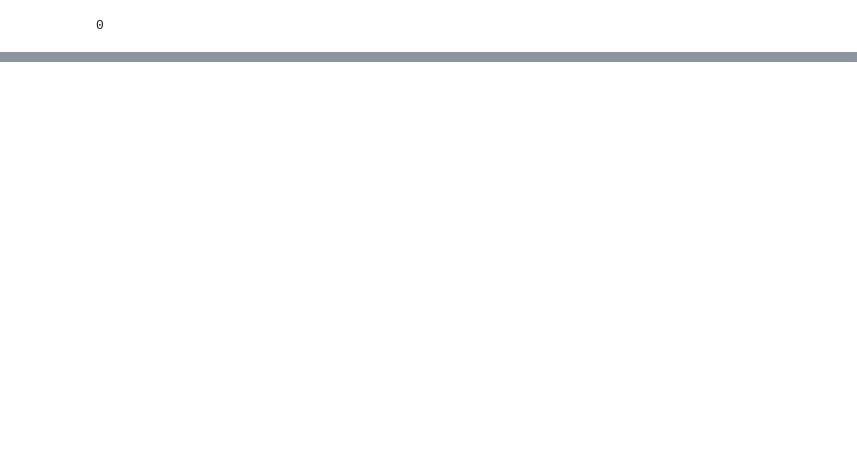
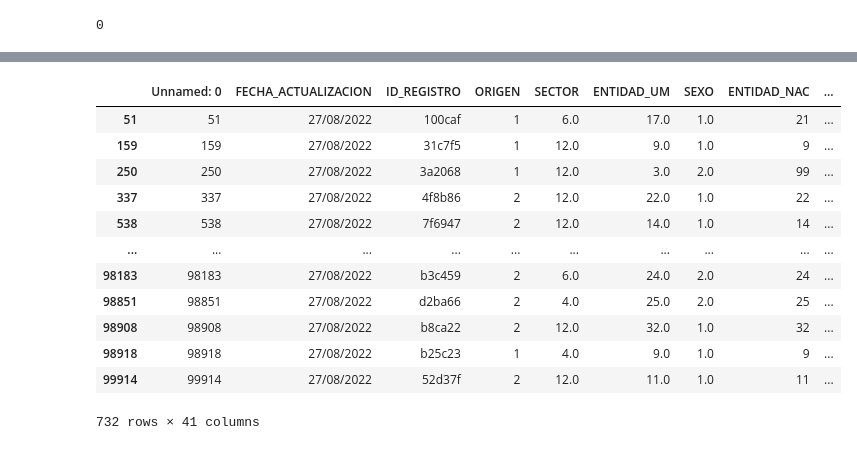
Before and after one commit to MaferLedmar/Actividad-4, a Jupyter notebook: 9_covid.ipynb, the cells around one changed output, grey strips where cells are left out. Saved outputs shown, nothing was run; the diff lists cells and outputs as text; code cells hidden in the pictures; blank space fills up the shorter version.

```diff
--- a/9_covid.ipynb
+++ b/9_covid.ipynb
@@ -61,0 +135,18 @@ valores_nulos
+# %%
+#Encontramos Outliers del Dataframe
+outliers_iqr= Covid1[(y>Limite_Superior_iqr)|(y<Limite_Inferior_iqr)]
+outliers_iqr
+# %% [output]
+|  | Unnamed: 0 | FECHA_ACTUALIZACION | ID_REGISTRO | ORIGEN | SECTOR | ENTIDAD_UM | SEXO | ENTIDAD_NAC | ... |
+| 51 | 51 | 27/08/2022 | 100caf | 1 | 6.0 | 17.0 | 1.0 | 21 | ... |
+| 159 | 159 | 27/08/2022 | 31c7f5 | 1 | 12.0 | 9.0 | 1.0 | 9 | ... |
+| 250 | 250 | 27/08/2022 | 3a2068 | 1 | 12.0 | 3.0 | 2.0 | 99 | ... |
+| 337 | 337 | 27/08/2022 | 4f8b86 | 2 | 12.0 | 22.0 | 1.0 | 22 | ... |
+| 538 | 538 | 27/08/2022 | 7f6947 | 2 | 12.0 | 14.0 | 1.0 | 14 | ... |
+| ... | ... | ... | ... | ... | ... | ... | ... | ... | ... |
+| 98183 | 98183 | 27/08/2022 | b3c459 | 2 | 6.0 | 24.0 | 2.0 | 24 | ... |
+| 98851 | 98851 | 27/08/2022 | d2ba66 | 2 | 4.0 | 25.0 | 2.0 | 25 | ... |
+| 98908 | 98908 | 27/08/2022 | b8ca22 | 2 | 12.0 | 32.0 | 1.0 | 32 | ... |
+| 98918 | 98918 | 27/08/2022 | b25c23 | 1 | 4.0 | 9.0 | 1.0 | 9 | ... |
+| 99914 | 99914 | 27/08/2022 | 52d37f | 2 | 12.0 | 11.0 | 1.0 | 11 | ... |
+732 rows × 41 columns
```
Also changed, not shown: parts of 11 cells of this notebook, 1 other file.
